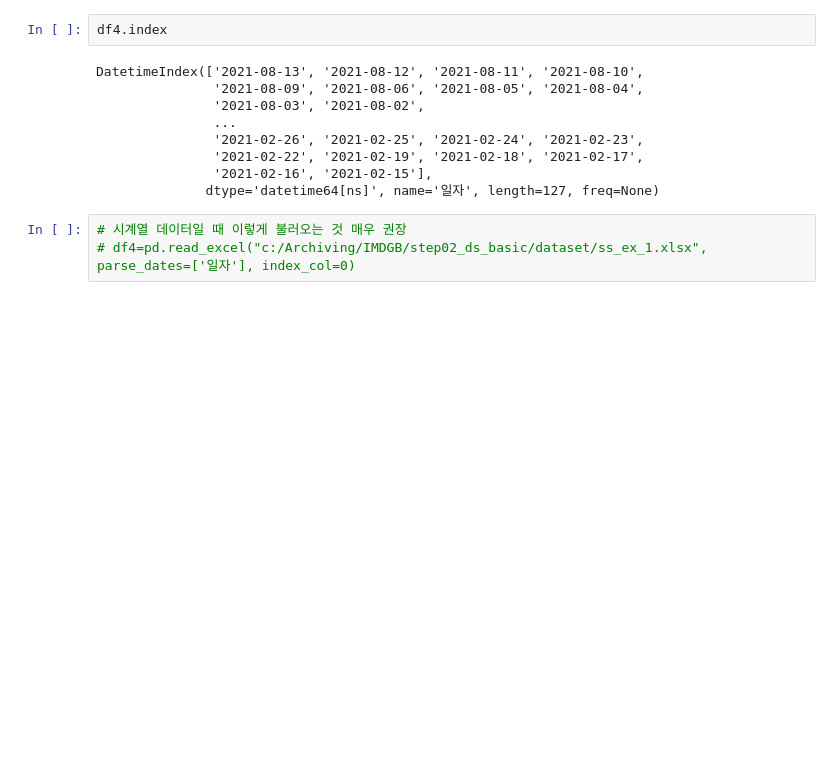
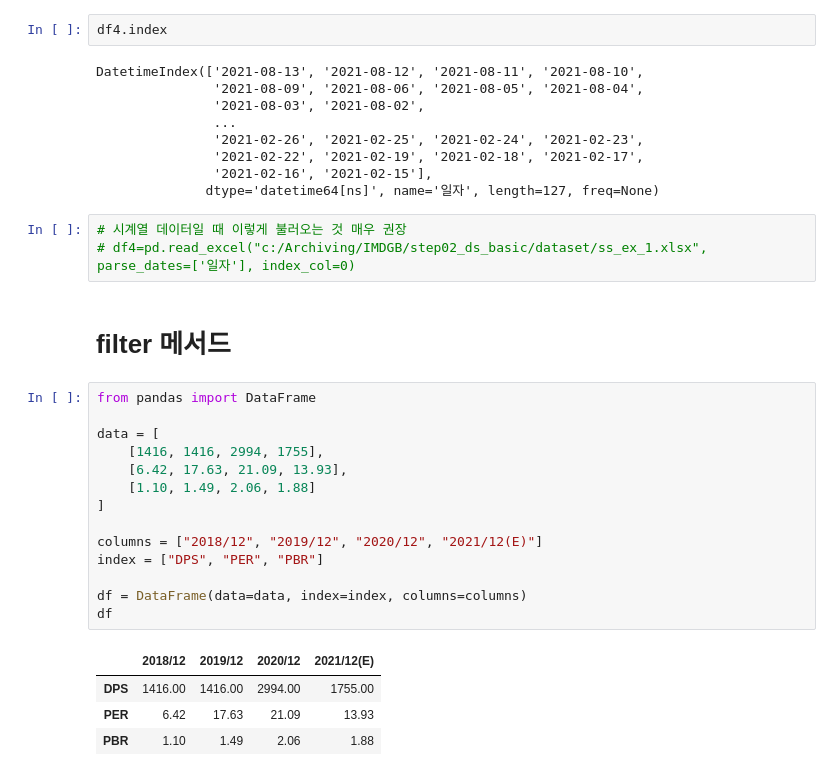
Before and after one commit to dsleslie/Archiving, a Jupyter notebook: IMDGB/step02_ds_basic/241002_lecture.ipynb, the cells around one changed output. Cells and saved outputs as stored; diff of their text form; blank space fills up the shorter version.

```diff
--- a/IMDGB/step02_ds_basic/241002_lecture.ipynb
+++ b/IMDGB/step02_ds_basic/241002_lecture.ipynb
@@ -192,3 +193,24 @@ DatetimeIndex(['2021-08-13', '2021-08-12', '2021-08-11', '2021-08-10',
 # %%
 # 시계열 데이터일 때 이렇게 불러오는 것 매우 권장
 # df4=pd.read_excel("c:/Archiving/IMDGB/step02_ds_basic/dataset/ss_ex_1.xlsx", parse_dates=['일자'], index_col=0)
+# %% [markdown]
+# filter 메서드
+# %%
+from pandas import DataFrame
+
+data = [
+    [1416, 1416, 2994, 1755],
+    [6.42, 17.63, 21.09, 13.93],
+    [1.10, 1.49, 2.06, 1.88]
+]
+
+columns = ["2018/12", "2019/12", "2020/12", "2021/12(E)"]
+index = ["DPS", "PER", "PBR"]
+
+df = DataFrame(data=data, index=index, columns=columns)
+df
+# %% [output]
+|  | 2018/12 | 2019/12 | 2020/12 | 2021/12(E) |
+| DPS | 1416.00 | 1416.00 | 2994.00 | 1755.00 |
+| PER | 6.42 | 17.63 | 21.09 | 13.93 |
+| PBR | 1.10 | 1.49 | 2.06 | 1.88 |
```
Also changed, not shown: parts of 12 cells of this notebook, 2 other files.
